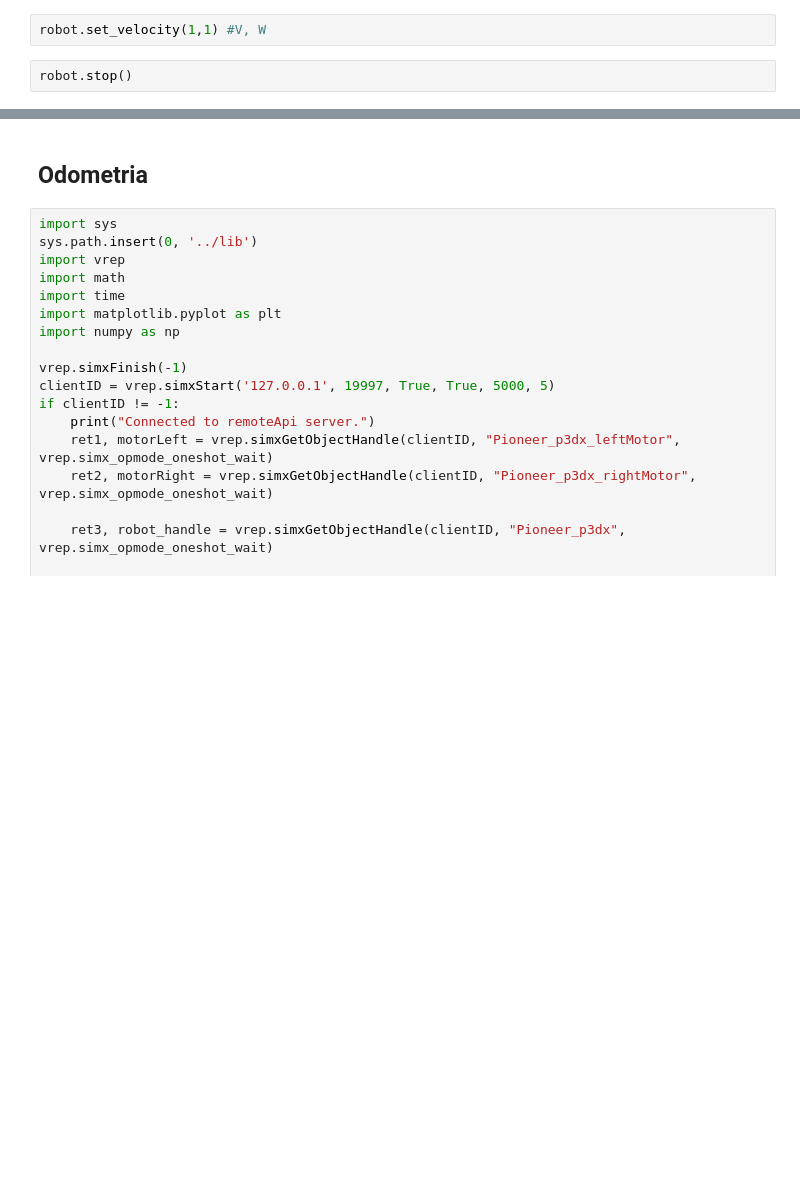
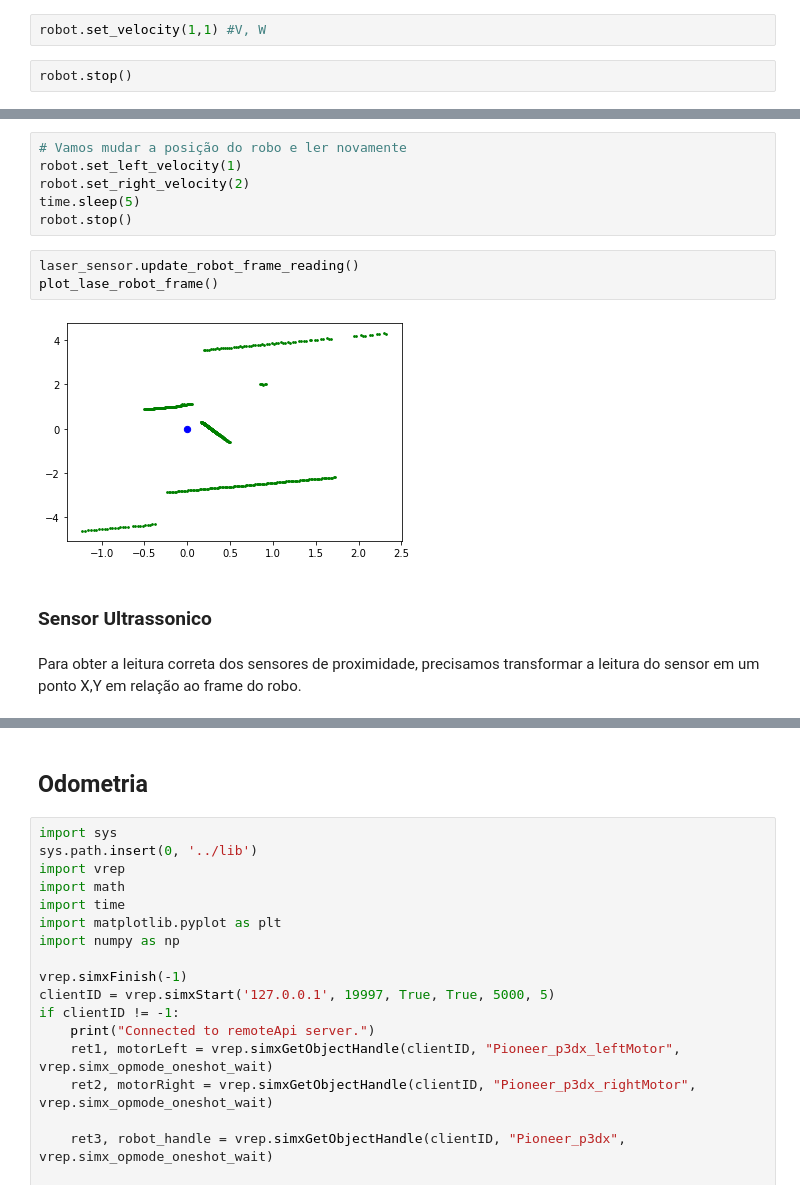
Before and after one commit to Necropsy/MO651, a Jupyter notebook: exercises/Project1.ipynb, the cells around one changed output, grey strips where cells are left out. Saved outputs shown, nothing was run; the diff lists cells and outputs as text; blank space fills up the shorter version.

```diff
--- a/exercises/Project1.ipynb
+++ b/exercises/Project1.ipynb
@@ -129,3 +150,18 @@ NameError: name 'self' is not defined
+# %%
+# Vamos mudar a posição do robo e ler novamente
+robot.set_left_velocity(1)
+robot.set_right_velocity(2)
+time.sleep(5)
+robot.stop()
+# %%
+laser_sensor.update_robot_frame_reading()
+plot_lase_robot_frame()
+# %% [output]
+[figure, added]
+# %% [markdown]
+### Sensor Ultrassonico
+# %% [markdown]
+Para obter a leitura correta dos sensores de proximidade, precisamos transformar a leitura do sensor em um ponto X,Y em relação ao frame do robo.
 # %%
 class Us_sensor:
     def __init__(self,robot):
```
Also changed, not shown: parts of 41 cells of this notebook, 1 other file.
